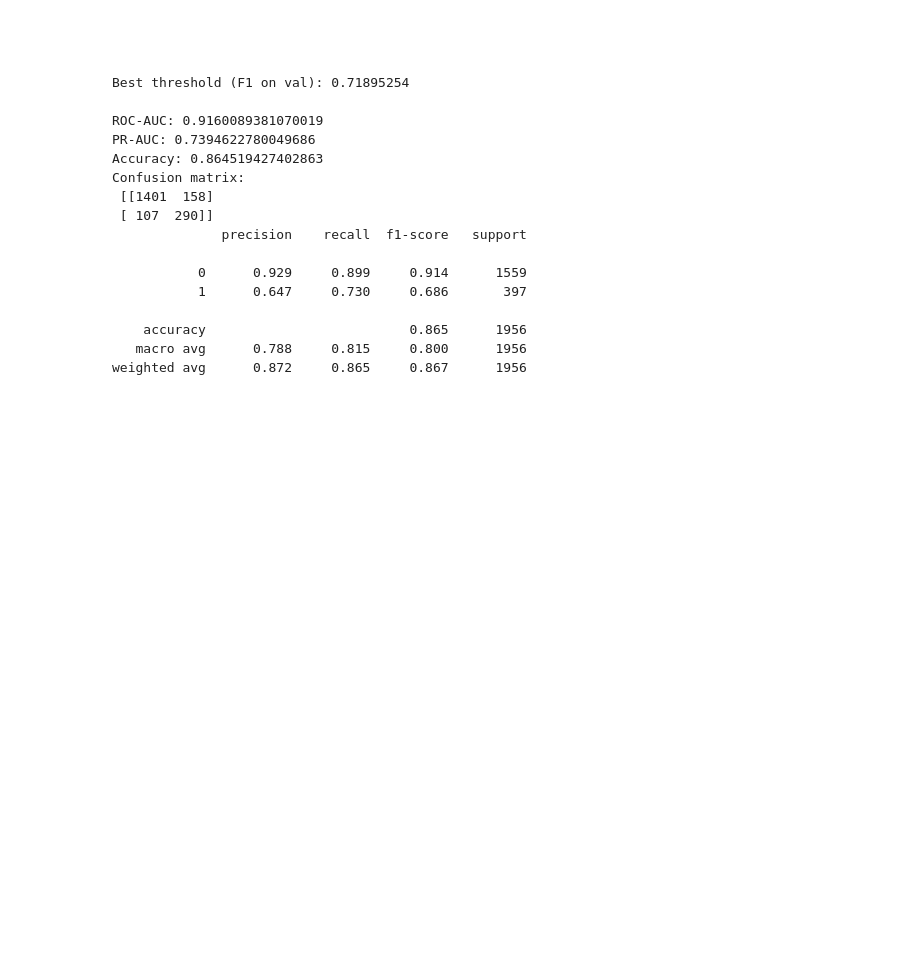
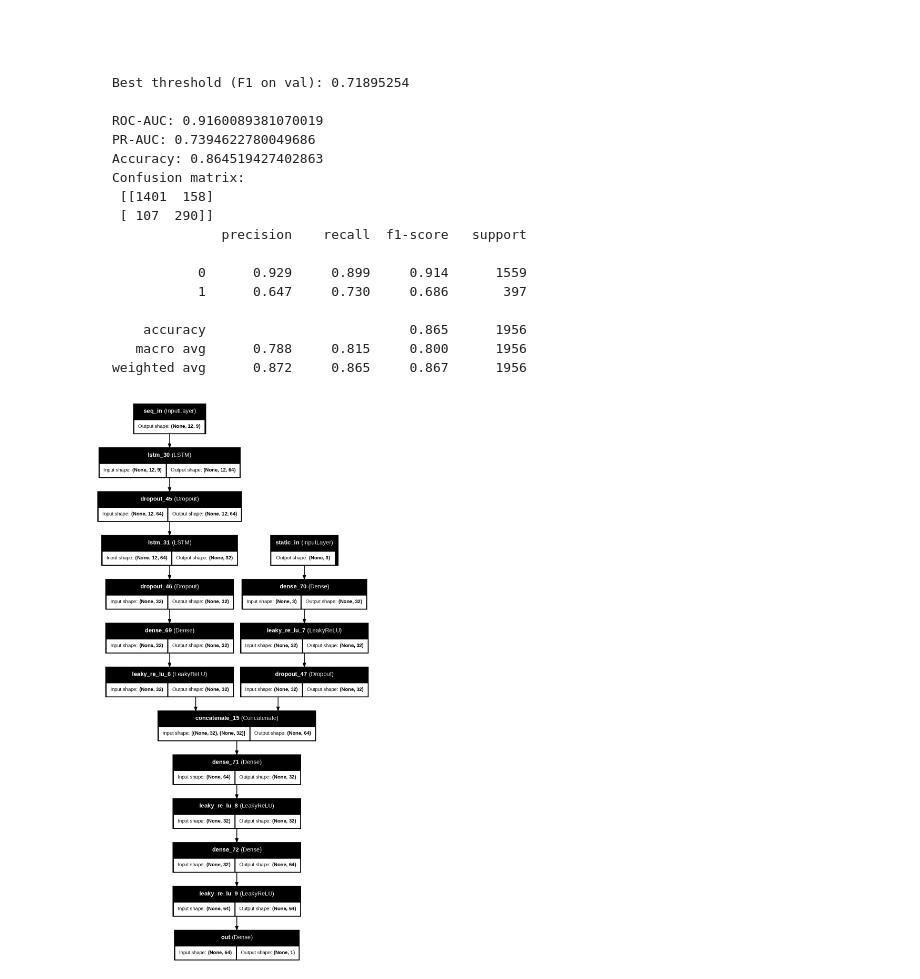
Before and after one commit to IbrahimAllMamun/flood_incidence, a Jupyter notebook: flood_incidence.ipynb, the cells around one changed output. Drawn from its saved outputs; the diff is of its cells as text; code cells hidden in the pictures; blank space fills up the shorter version.

````diff
--- a/flood_incidence.ipynb
+++ b/flood_incidence.ipynb
@@ -237,5 +209,5 @@ Static: (15120, 3)
 # %%
-def make_model(n_steps, n_seq_feats, n_static_feats, lstm_units=(64, 32), dense_units=32, dropout=0.2, lr=1e-3):
+def make_model(n_steps, n_seq_feats, n_static_feats, lstm_units=(64, 32), dense_units=32, dropout=0.2, optimizer="Adam", lr=1e-3, threshold=0.5, alpha=0.01):
     seq_in = Input(shape=(n_steps, n_seq_feats), name="seq_in")
     x = seq_in
     # LSTM stack
@@ -243,34 +215,46 @@ def make_model(n_steps, n_seq_feats, n_static_feats, lstm_units=(64, 32), dense_
     x = layers.Dropout(dropout)(x)
     x = layers.LSTM(lstm_units[1])(x)
     x = layers.Dropout(dropout)(x)
+    x = layers.Dense(dense_units)(x)
+    x = layers.LeakyReLU(alpha=alpha)(x)
+
 
     inputs = [seq_in]
     # static tower
     if n_static_feats > 0:
         sta_in = Input(shape=(n_static_feats,), name="static_in")
-        s = layers.Dense(32, activation="tanh")(sta_in)
-        s = layers.Dense(32, activation="tanh")(s)
+        s = layers.Dense(32)(sta_in)
+        s = layers.LeakyReLU(alpha=alpha)(s)
+        # s = layers.Dense(32)(s)
+        # s = layers.LeakyReLU(alpha=0.01)(s)
+        # s = layers.Dense(32)(s)
+        # s = layers.LeakyReLU(alpha=0.01)(s)
         s = layers.Dropout(dropout)(s)
         x = layers.Concatenate()([x, s])
         inputs.append(sta_in)
 
-    x = layers.Dense(dense_units, activation="relu")(x)
+    x = layers.Dense(dense_units)(x)
+    x = layers.LeakyReLU(alpha=alpha)(x)
+    x = layers.Dense(dense_units*2)(x)
+    x = layers.LeakyReLU(alpha=alpha)(x)
     out = layers.Dense(1, activation="sigmoid", name="out")(x)
 
     model = Model(inputs=inputs, outputs=out)
     model.compile(
-        optimizer=optimizers.Adam(learning_rate=lr),
+        optimizer=optimizers.SGD(learning_rate=lr) if optimizer=="SGD" else optimizers.Adam(learning_rate=lr),
         loss="binary_crossentropy",
         metrics=[
             metrics.AUC(curve="ROC", name="auc_roc"),
             metrics.AUC(curve="PR",  name="auc_pr"),
             metrics.Precision(name="precision"),
             metrics.Recall(name="recall"),
-            metrics.BinaryAccuracy(name="accuracy", threshold=0.5)
+            metrics.BinaryAccuracy(name="accuracy", threshold=threshold)
         ],
     )
 
     return model
+
+Ntr, T, F = Xseq_tr_s.shape
 
 model = make_model(
     n_steps=T,
@@ -278,8 +262,11 @@ model = make_model(
     n_static_feats=Xs_tr_s.shape[1],
     lstm_units=(64, 32),
     dense_units=32,
-    dropout=0.3,
-    lr=1e-4
+    dropout=0.2,
+    optimizer="Adam",
+    lr=1e-3,
+    threshold=0.7,
+    alpha=0.01
 )
 
 model.summary()
@@ -476,3 +468,17 @@ Confusion matrix:
    macro avg      0.788     0.815     0.800      1956
 weighted avg      0.872     0.865     0.867      1956
 ```
+# %%
+from tensorflow.keras.utils import plot_model
+
+# Visualize the model architecture
+plot_model(
+    model,
+    to_file="model_diagram.png",  # output file
+    show_shapes=True,             # show tensor shapes
+    show_layer_names=True,        # show layer names
+    expand_nested=False,
+    dpi=100
+)
+# %% [output]
+[figure, added]
````
Also changed, not shown: parts of 16 cells of this notebook.
